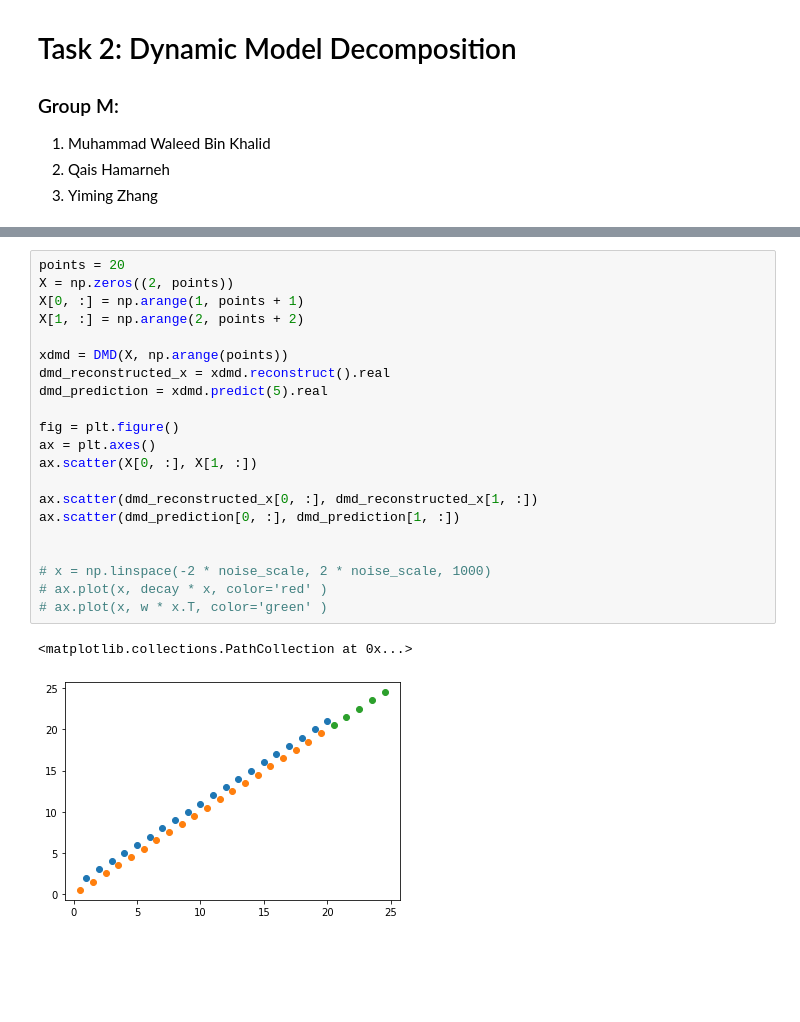
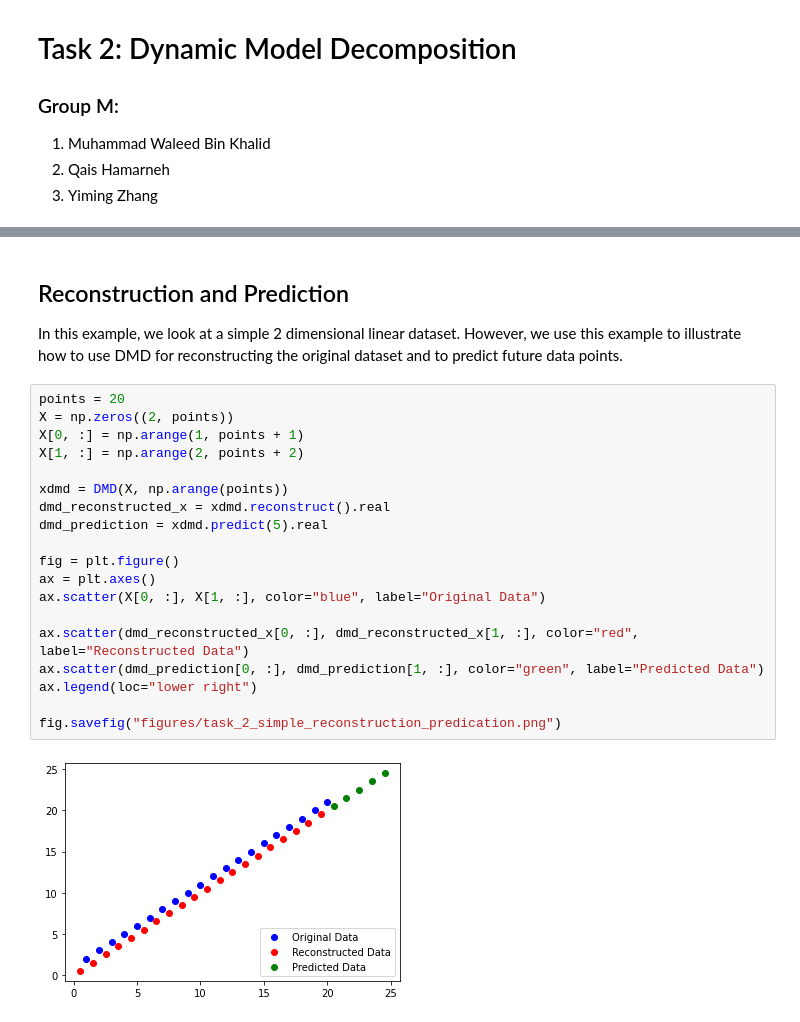
Before and after one commit to waleedbinkhalid74/ml_cms_final_project, a Jupyter notebook: task_2.ipynb, the cells around one changed output, grey strips where cells are left out. Drawn from its saved outputs; the diff is of its cells as text; blank space fills up the shorter version.

```diff
--- a/task_2.ipynb
+++ b/task_2.ipynb
@@ -51,24 +59,25 @@ ax.plot(x, w * x.T, color='green' )
+# %% [markdown]
+## Reconstruction and Prediction
+
+In this example, we look at a simple 2 dimensional linear dataset. However, we use this example to illustrate how to use DMD for reconstructing the original dataset and to predict future data points.
 # %%
 points = 20
 X = np.zeros((2, points))
 X[0, :] = np.arange(1, points + 1)
 X[1, :] = np.arange(2, points + 2)
 
 xdmd = DMD(X, np.arange(points))
 dmd_reconstructed_x = xdmd.reconstruct().real
 dmd_prediction = xdmd.predict(5).real
 
 fig = plt.figure()
 ax = plt.axes()
-ax.scatter(X[0, :], X[1, :])
+ax.scatter(X[0, :], X[1, :], color="blue", label="Original Data")
 
-ax.scatter(dmd_reconstructed_x[0, :], dmd_reconstructed_x[1, :])
-ax.scatter(dmd_prediction[0, :], dmd_prediction[1, :])
+ax.scatter(dmd_reconstructed_x[0, :], dmd_reconstructed_x[1, :], color="red", label="Reconstructed Data")
+ax.scatter(dmd_prediction[0, :], dmd_prediction[1, :], color="green", label="Predicted Data")
+ax.legend(loc="lower right")
 
-
-# x = np.linspace(-2 * noise_scale, 2 * noise_scale, 1000)
-# ax.plot(x, decay * x, color='red' )
-# ax.plot(x, w * x.T, color='green' )
+fig.savefig("figures/task_2_simple_reconstruction_predication.png")
 # %% [output]
-<matplotlib.collections.PathCollection at 0x...>
-[figure, old version]
+[figure, new version]
```
Also changed, not shown: parts of 21 cells of this notebook, 8 other files.
